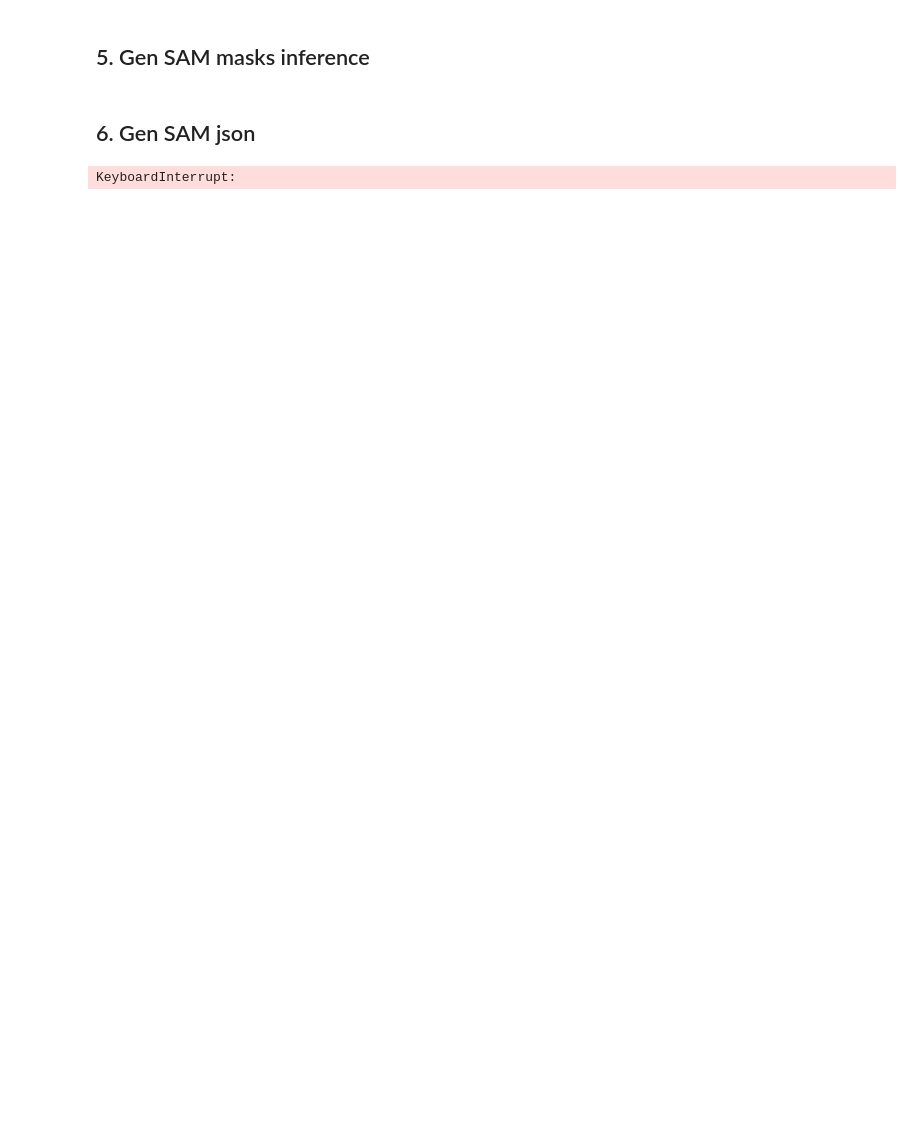
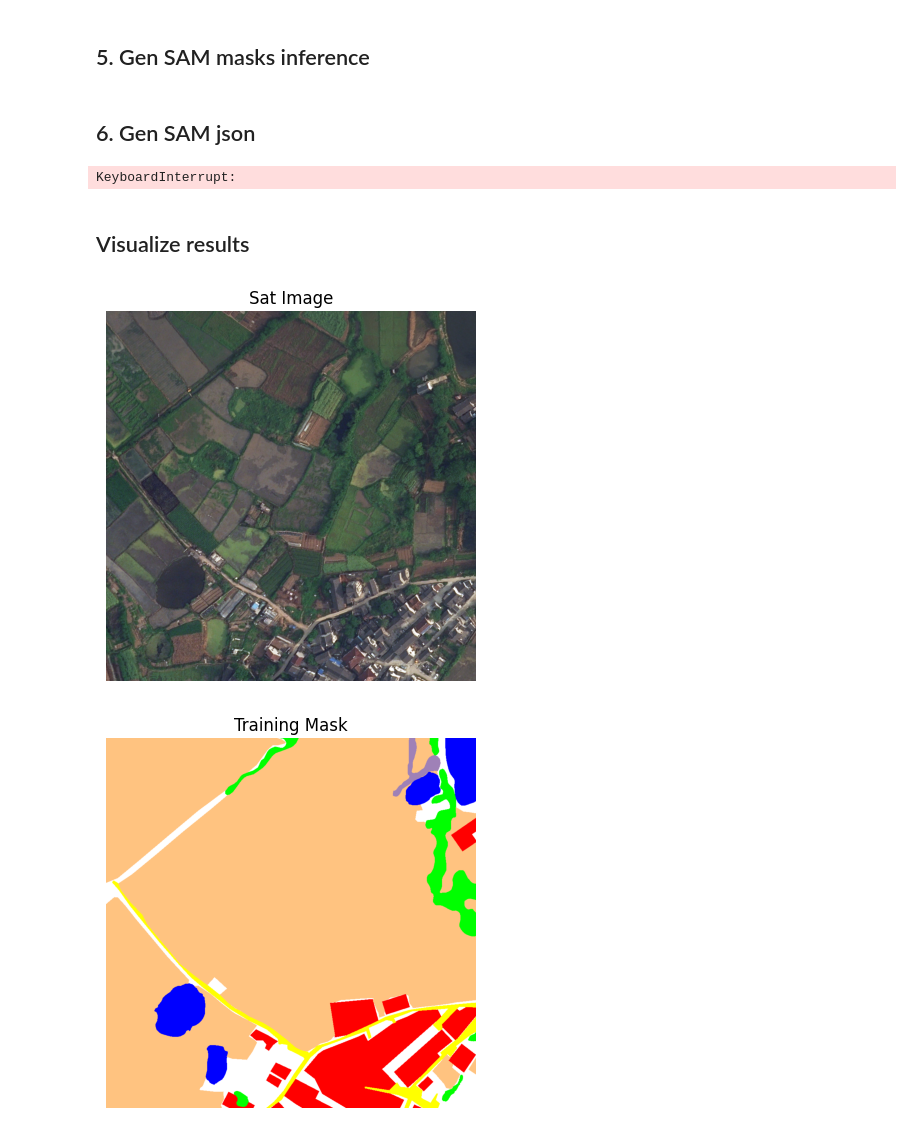
Before and after one commit to DeanIA/segmenting_satelite_images, a Jupyter notebook: sam_inference.ipynb, the cells around one changed output. Cells and saved outputs as stored; diff of their text form; code cells hidden in the pictures; blank space fills up the shorter version.

```diff
--- a/sam_inference.ipynb
+++ b/sam_inference.ipynb
@@ -126,3 +146,49 @@ for val_line in tqdm(val_lines):
     process_data_json(image_dir, val_line)
 # %% [output]
 KeyboardInterrupt:
+# %% [markdown]
+## Visualize results
+# %%
+import matplotlib.pyplot as plt
+import matplotlib.image as mpimg
+
+img_id = 3553
+mask_id = img_id
+
+sat_image = f"GeoSeg/data/Urban/val/images/{img_id}.png"
+img = mpimg.imread(sat_image)
+plt.imshow(img)
+plt.axis('off')
+plt.title("Sat Image")
+plt.show()
+
+mask = f"GeoSeg/data/Urban/val/masks/{img_id}.png"
+img = mpimg.imread(mask)
+plt.imshow(img)
+plt.axis('off')
+plt.title("Training Mask")
+plt.show()
+
+model_perdict = f"GeoSeg/fig_results/Urban/output_masks_loveda/pre_rgb/{mask_id}.png"
+img = mpimg.imread(model_perdict)
+plt.imshow(img)
+plt.axis('off')
+plt.title("Model Perdiction")
+plt.show()
+
+model_perdict = f"GeoSeg/fig_results/Urban/output_masks_loveda/sam_label/sam_hq/label/{mask_id}.png"
+img = mpimg.imread(model_perdict)
+plt.imshow(img)
+plt.axis('off')
+plt.title("SAM Perdictions\n(Segments different regions of image)")
+plt.show()
+
+model_perdict = f"GeoSeg/fig_results/Urban/output_masks_loveda/sam_label/sam_hq/blend/{mask_id}.png"
+img = mpimg.imread(model_perdict)
+plt.imshow(img)
+plt.axis('off')
+plt.title("SAM Perdictions\n(Overlay on original image)")
+plt.show()
+# %% [output]
+[figure, added]
+[figure, added]
```
Also changed, not shown: parts of 4 cells of this notebook, 2 other files.
